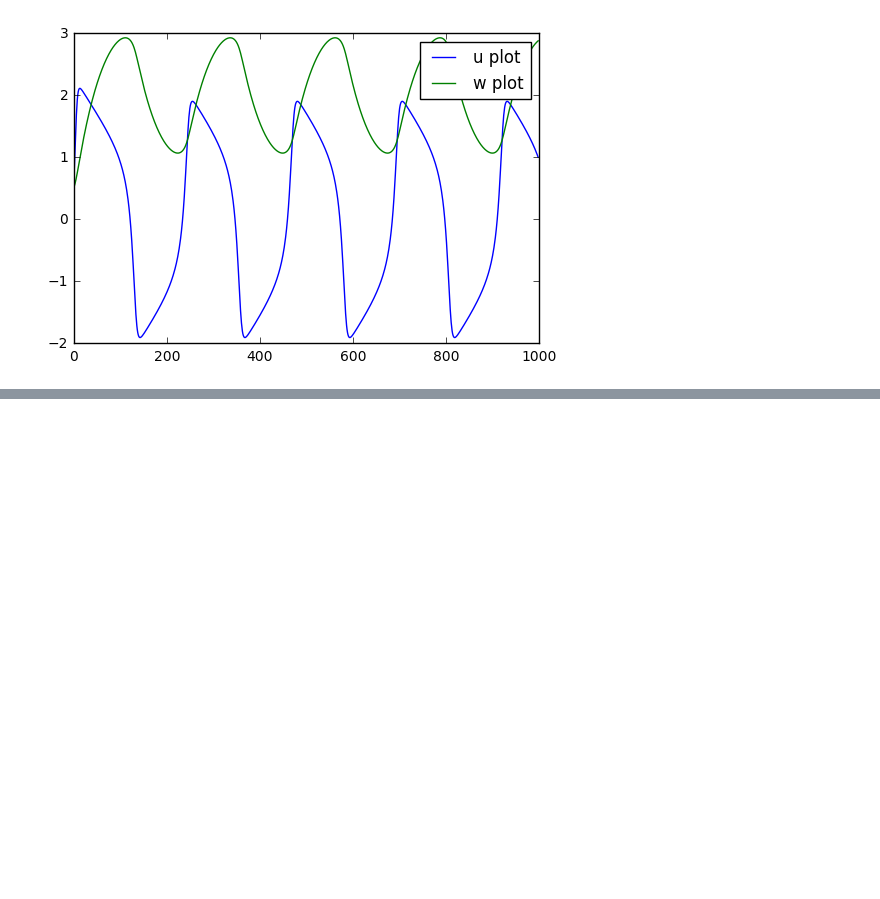
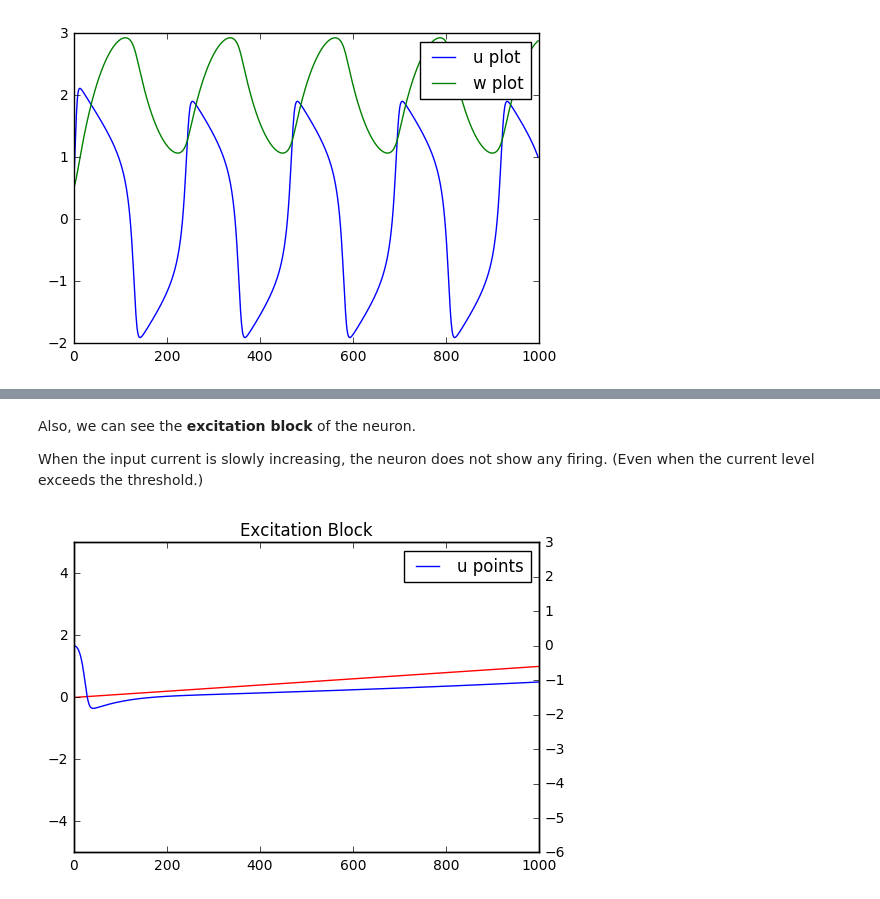
Before and after one commit to leetae0130/TUM_NeuroEngineering, a Jupyter notebook: 2016WS/ComputationalNeuroscience/FitzhughNagumo.ipynb, the cells around one changed output, grey strips where cells are left out. Cells and saved outputs as stored; diff of their text form; code cells hidden in the pictures; blank space fills up the shorter version.

```diff
--- a/2016WS/ComputationalNeuroscience/FitzhughNagumo.ipynb
+++ b/2016WS/ComputationalNeuroscience/FitzhughNagumo.ipynb
@@ -85,0 +129,36 @@ phase_plane(0.5, 0.5, 2, 1000)
+# %% [markdown]
+Also, we can see the **excitation block** of the neuron.
+
+When the input current is slowly increasing, the neuron does not show any firing.
+(Even when the current level exceeds the threshold.)
+# %%
+datasize = 1000
+Input = np.linspace(0.0, 1.0, 1000)
+
+u_points = np.zeros(datasize)
+w_points = np.zeros(datasize)
+
+u_point = 0
+w_point = 0
+
+for i in range(datasize):
+        a = u_update(u_point, w_point, Input[i])
+        b = w_update(u_point, w_point, Input[i])
+        u_point = a
+        w_point = b
+        u_points[i] = u_point
+        w_points[i] = w_point
+
+
+fig, ax1 = plt.subplots()
+plt.title("Excitation Block")
+
+ax1.plot(Input, label = "input currents", color = 'r')
+ax1.set_ylim([-5, 5])
+ax2 = ax1.twinx()
+ax2.plot(u_points, label="u points", color = 'b')
+ax2.set_ylim([-6, 3])
+plt.legend()
+plt.show()
+# %% [output]
+[figure, added]
```
Also changed, not shown: parts of 7 cells of this notebook.
